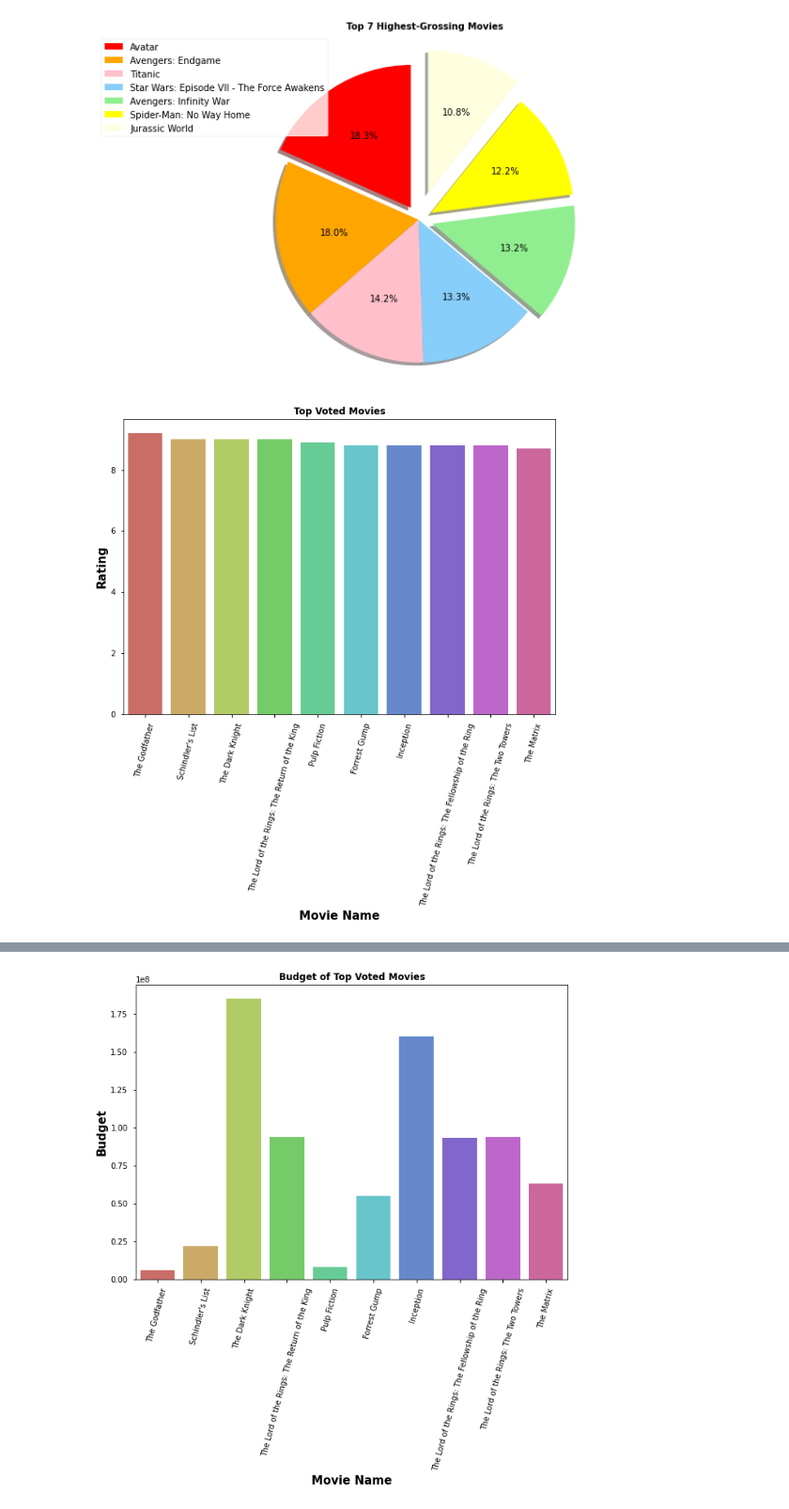
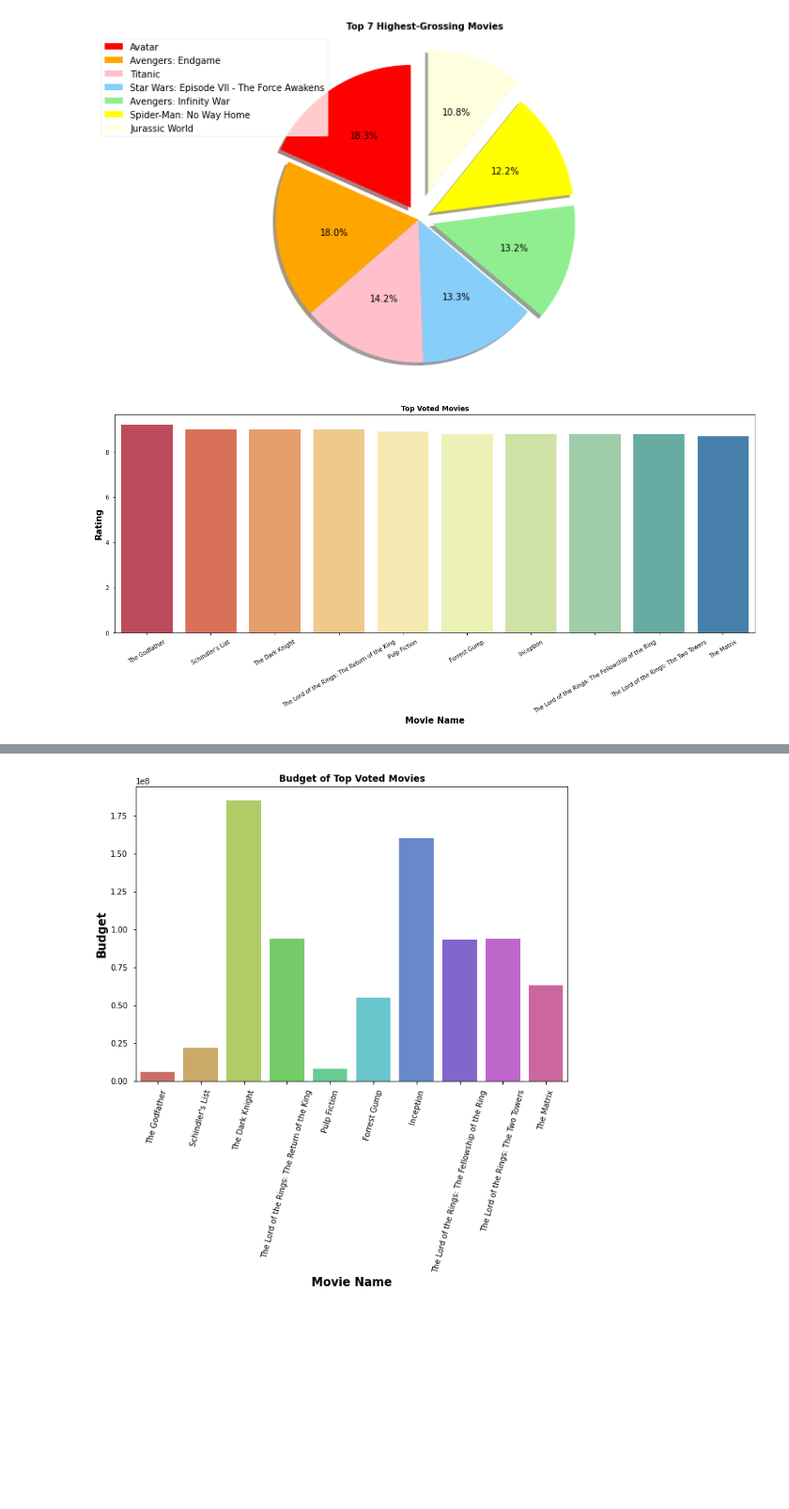
Before and after one commit to KubraErensoy/IMDb_WebScraping, a Jupyter notebook: IMDb_Regression.ipynb, the cells around one changed output, grey strips where cells are left out. Shown at 94% size. Drawn from its saved outputs; the diff is of its cells as text; code cells hidden in the pictures; blank space fills up the shorter version.

```diff
--- a/IMDb_Regression.ipynb
+++ b/IMDb_Regression.ipynb
@@ -392,14 +438,14 @@ plt.show()
 # %%
 top_voted = df.sort_values(['rating'], ascending = False)
 # %%
-fig,axs=plt.subplots(figsize=(10,7))
-g=sns.barplot(x=top_voted['movie_name'][:10],y=top_voted['rating'][:10], palette = 'hls')
+fig,axs=plt.subplots(figsize=(20,7))
+g=sns.barplot(x=top_voted['movie_name'][:10],y=top_voted['rating'][:10], palette = 'Spectral')
 plt.title("Top Voted Movies", weight = "bold")
 plt.xlabel('Movie Name',fontsize=15,fontweight="bold")
 plt.ylabel('Rating',fontsize=15,fontweight="bold")
-plt.xticks(rotation=75)
+plt.xticks(rotation=30)
 plt.show()
 # %% [output]
-[figure, old version]
+[figure, new version]
 # %%
 fig,axs=plt.subplots(figsize=(10,7))
```
Also changed, not shown: parts of 22 cells of this notebook.
